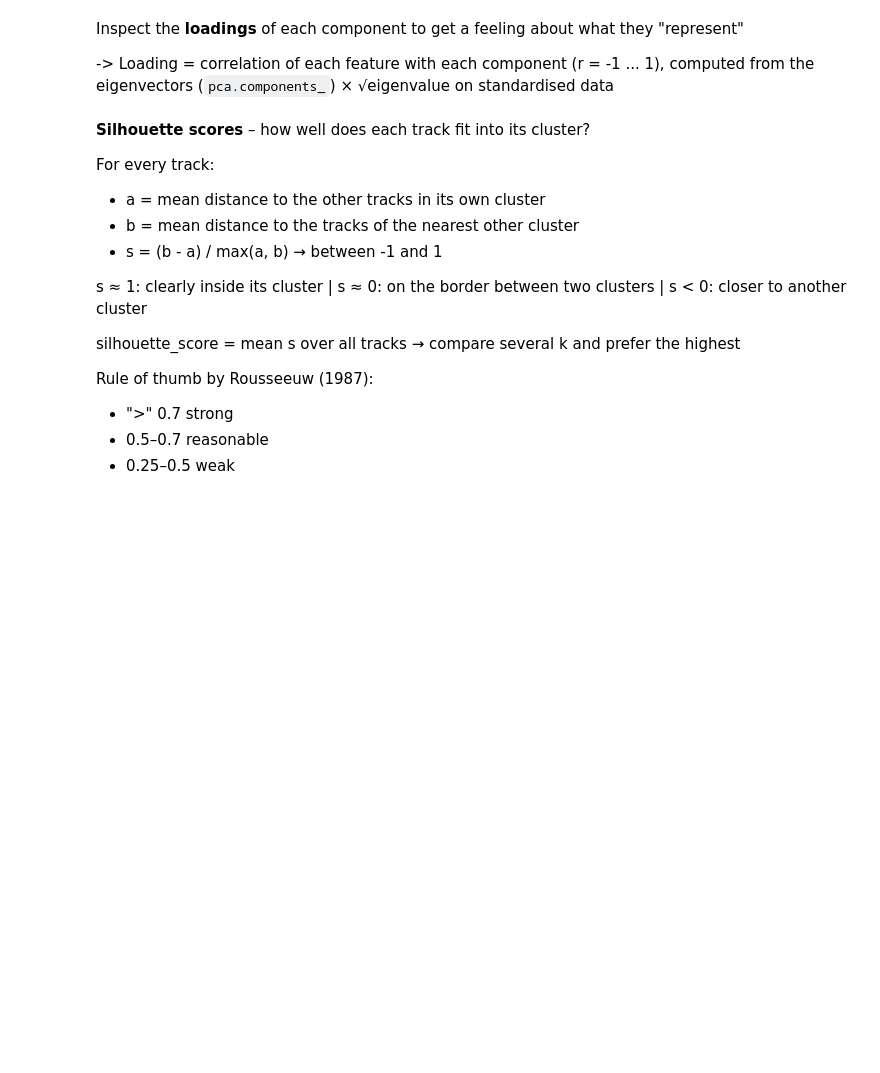
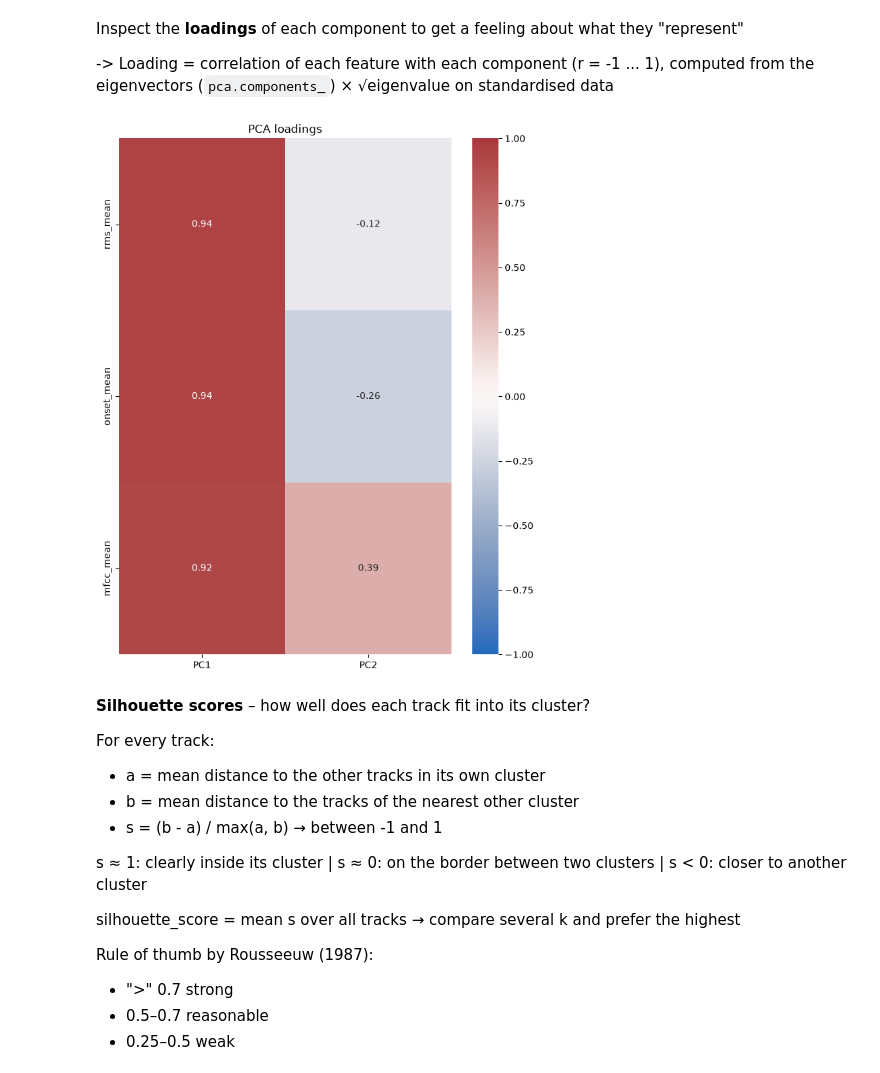
Before and after one commit to EwanMe/mirmla, a Jupyter notebook: T04_tutorial_dimensionality_reduction.ipynb, the cells around one changed output. Cells and saved outputs as stored; diff of their text form; code cells hidden in the pictures; blank space fills up the shorter version.

```diff
--- a/T04_tutorial_dimensionality_reduction.ipynb
+++ b/T04_tutorial_dimensionality_reduction.ipynb
@@ -30,6 +32,6 @@ from sklearn.metrics import silhouette_score
 # %%
 # ── CONFIG ───────────────────────────────────────────────────────────────
-CORPUS_DIR = Path("data") / "your-genre-corpus"   # ← name of your corpus folder
+CORPUS_DIR = Path("data") / "nu-disco-disco"   # ← name of your corpus folder
 # ─────────────────────────────────────────────────────────────────────────
 SESSION = "T04"
 PREVIEW_DIR = CORPUS_DIR / "previews"
@@ -44,7 +48,7 @@ print(CHART_CSV)
 df_charts = pd.read_csv(CHART_CSV)
 
 # Filter by your selected year:
-year_tracks = (df_charts[(df_charts["year"] == ) & (df_charts["rank"] <= 100)]
+year_tracks = (df_charts[(df_charts["year"] == 2022) & (df_charts["rank"] <= 100)]
             .dropna(subset=["beatport_track_id"])
             .drop_duplicates("beatport_track_id"))
 year_tracks = year_tracks[[(PREVIEW_DIR / f"{int(i)}.mp3").exists() for i in year_tracks["beatport_track_id"]]]
@@ -63,17 +85,25 @@ Be aware, that frame-level-features (e.g. librosa.feature.spectral_centroid) del
 # %%
 # Build a function to compute 10 (numerical) features of your choice:
 
+
 def track_features(track_id):
-    y, sr = librosa.load(PREVIEW_DIR / f"{int(track_id)}.mp3")    # 22.050 Hz, mono
-    spectrum = np.abs(librosa.stft(y))                  # compute magnitude spectrogram once and reuse in spectral features (if needed)
-    onset_env = librosa.onset.onset_strength(y=y, sr=sr)# compute onset
-    rms = librosa.feature.rms(y=y)[0]                   # compute rms once and reuse (if needed)
-    # ...
+    y, sr = librosa.load(
+        PREVIEW_DIR / f"{int(track_id)}.mp3"
+    )  # 22.050 Hz, mono
+    spectrum = np.abs(
+        librosa.stft(y)
+    )  # compute magnitude spectrogram once and reuse in spectral features (if needed)
+    onset_env = librosa.onset.onset_strength(S=spectrum, sr=sr)  # compute onset
+    rms = librosa.feature.rms(S=spectrum)[
+        0
+    ]  # compute rms once and reuse (if needed)
+    mfcc = librosa.feature.mfcc(S=spectrum, sr=sr)
 
     # return a dictionary for each track:
     return {
-        "rms_mean":   rms.mean(),
-        # ...
+        "rms_mean": rms.mean(),
+        "onset_mean": onset_env.mean(),
+        "mfcc_mean": mfcc[1].mean(),
     }
 # %%
 # Compute all features for the selected tracks and add them as new columns:
@@ -155,16 +204,18 @@ Inspect the **loadings** of each component to get a feeling about what they "rep
 -> Loading = correlation of each feature with each component (r = -1 ... 1),
 computed from the eigenvectors (`pca.components_`) × √eigenvalue on standardised data
 # %%
-N_COMP =   # <-- select the number of components to keep, that your previous analysis suggested (Kaiser-Criterion / parallel analysis)
+N_COMP = 2  # <-- select the number of components to keep, that your previous analysis suggested (Kaiser-Criterion / parallel analysis)
 pca = PCA(n_components=N_COMP)
 scores = pd.DataFrame(pca.fit_transform(X), index=features.index, columns=[f"PC{k}" for k in range(1, N_COMP + 1)])
 loadings = pd.DataFrame(pca.components_.T * np.sqrt(pca.explained_variance_),
                         index=features.columns, columns=scores.columns)
 
 fig, ax = plt.subplots(figsize=(8, 10))
 sns.heatmap(loadings, annot=True, fmt=".2f", cmap="vlag", vmin=-1, vmax=1, ax=ax)
 ax.set_title("PCA loadings")
 plt.show()
+# %% [output]
+[figure, added]
 # %% [markdown]
 **Silhouette scores** – how well does each track fit into its cluster?
 
```
Also changed, not shown: parts of 10 cells of this notebook.
